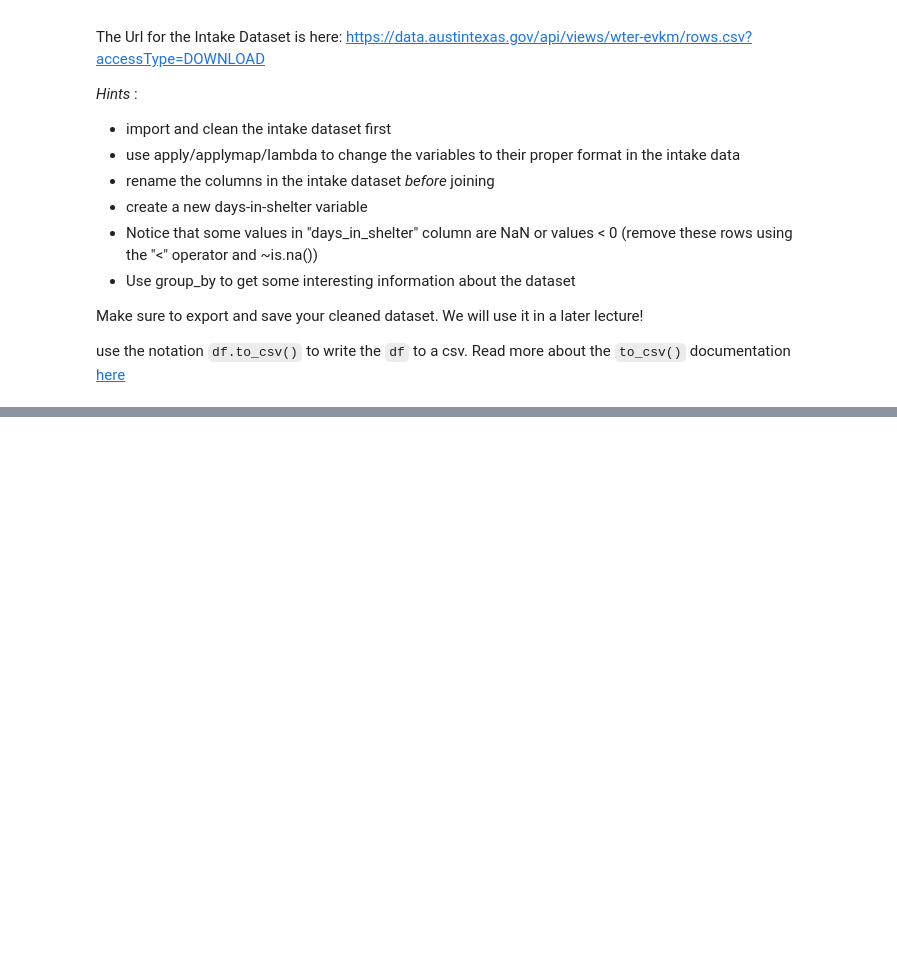
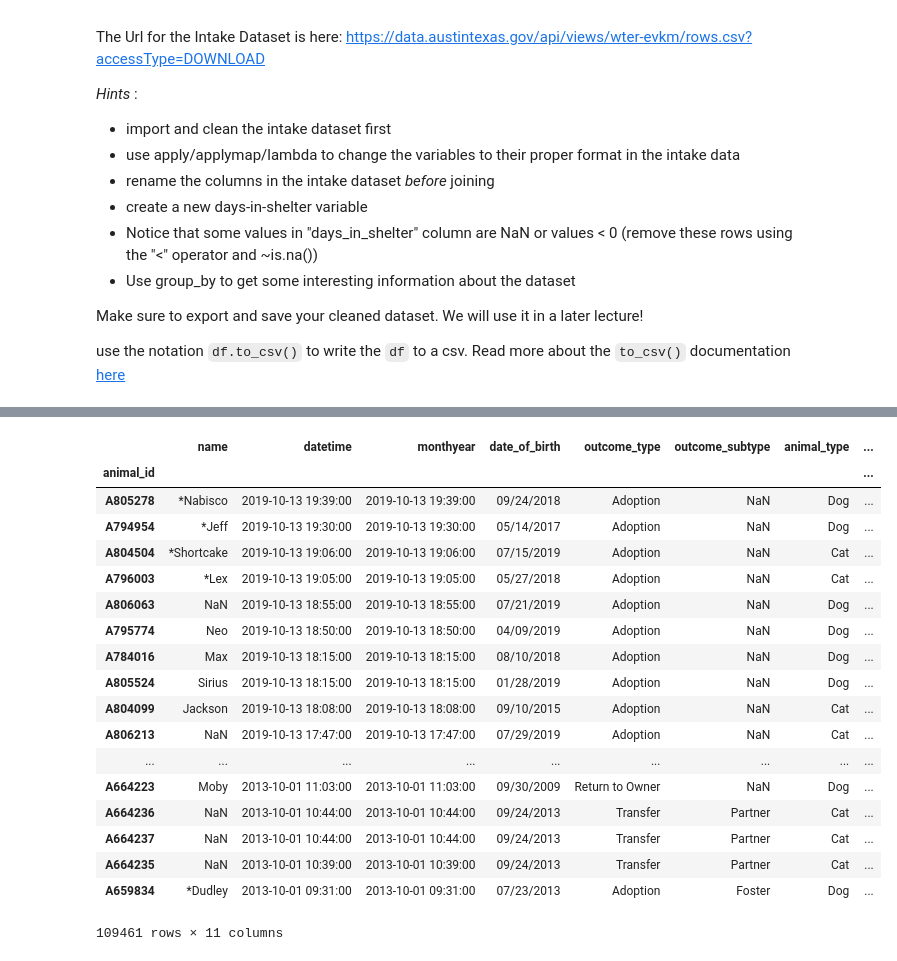
Before and after one commit to climatebrad/dc-ds-100719, a Jupyter notebook: module-1/week-2/day-6-pandas-part-2/manipulating_data_with_pandas-brad.ipynb, the cells around one changed output, grey strips where cells are left out. Saved outputs shown, nothing was run; the diff lists cells and outputs as text; code cells hidden in the pictures; blank space fills up the shorter version.

```diff
--- a/module-1/week-2/day-6-pandas-part-2/manipulating_data_with_pandas-brad.ipynb
+++ b/module-1/week-2/day-6-pandas-part-2/manipulating_data_with_pandas-brad.ipynb
@@ -512,0 +624,3 @@ use the notation `df.to_csv()` to write the `df` to a csv. Read more about the `
+# %%
+ao = ao.drop_duplicates()
+ao.describe()
@@ -512,0 +672,22 @@ use the notation `df.to_csv()` to write the `df` to a csv. Read more about the `
+# %%
+ao.set_index('animal_id')
+# %% [output]
+|  | name | datetime | monthyear | date_of_birth | outcome_type | outcome_subtype | animal_type | ... |
+| animal_id |  |  |  |  |  |  |  | ... |
+| A805278 | *Nabisco | 2019-10-13 19:39:00 | 2019-10-13 19:39:00 | 09/24/2018 | Adoption | NaN | Dog | ... |
+| A794954 | *Jeff | 2019-10-13 19:30:00 | 2019-10-13 19:30:00 | 05/14/2017 | Adoption | NaN | Dog | ... |
+| A804504 | *Shortcake | 2019-10-13 19:06:00 | 2019-10-13 19:06:00 | 07/15/2019 | Adoption | NaN | Cat | ... |
+| A796003 | *Lex | 2019-10-13 19:05:00 | 2019-10-13 19:05:00 | 05/27/2018 | Adoption | NaN | Cat | ... |
+| A806063 | NaN | 2019-10-13 18:55:00 | 2019-10-13 18:55:00 | 07/21/2019 | Adoption | NaN | Dog | ... |
+| A795774 | Neo | 2019-10-13 18:50:00 | 2019-10-13 18:50:00 | 04/09/2019 | Adoption | NaN | Dog | ... |
+| A784016 | Max | 2019-10-13 18:15:00 | 2019-10-13 18:15:00 | 08/10/2018 | Adoption | NaN | Dog | ... |
+| A805524 | Sirius | 2019-10-13 18:15:00 | 2019-10-13 18:15:00 | 01/28/2019 | Adoption | NaN | Dog | ... |
+| A804099 | Jackson | 2019-10-13 18:08:00 | 2019-10-13 18:08:00 | 09/10/2015 | Adoption | NaN | Cat | ... |
+| A806213 | NaN | 2019-10-13 17:47:00 | 2019-10-13 17:47:00 | 07/29/2019 | Adoption | NaN | Cat | ... |
+| ... | ... | ... | ... | ... | ... | ... | ... | ... |
+| A664223 | Moby | 2013-10-01 11:03:00 | 2013-10-01 11:03:00 | 09/30/2009 | Return to Owner | NaN | Dog | ... |
+| A664236 | NaN | 2013-10-01 10:44:00 | 2013-10-01 10:44:00 | 09/24/2013 | Transfer | Partner | Cat | ... |
+| A664237 | NaN | 2013-10-01 10:44:00 | 2013-10-01 10:44:00 | 09/24/2013 | Transfer | Partner | Cat | ... |
+| A664235 | NaN | 2013-10-01 10:39:00 | 2013-10-01 10:39:00 | 09/24/2013 | Transfer | Partner | Cat | ... |
+| A659834 | *Dudley | 2013-10-01 09:31:00 | 2013-10-01 09:31:00 | 07/23/2013 | Adoption | Foster | Dog | ... |
+109461 rows × 11 columns
```
Also changed, not shown: parts of 35 cells of this notebook.
